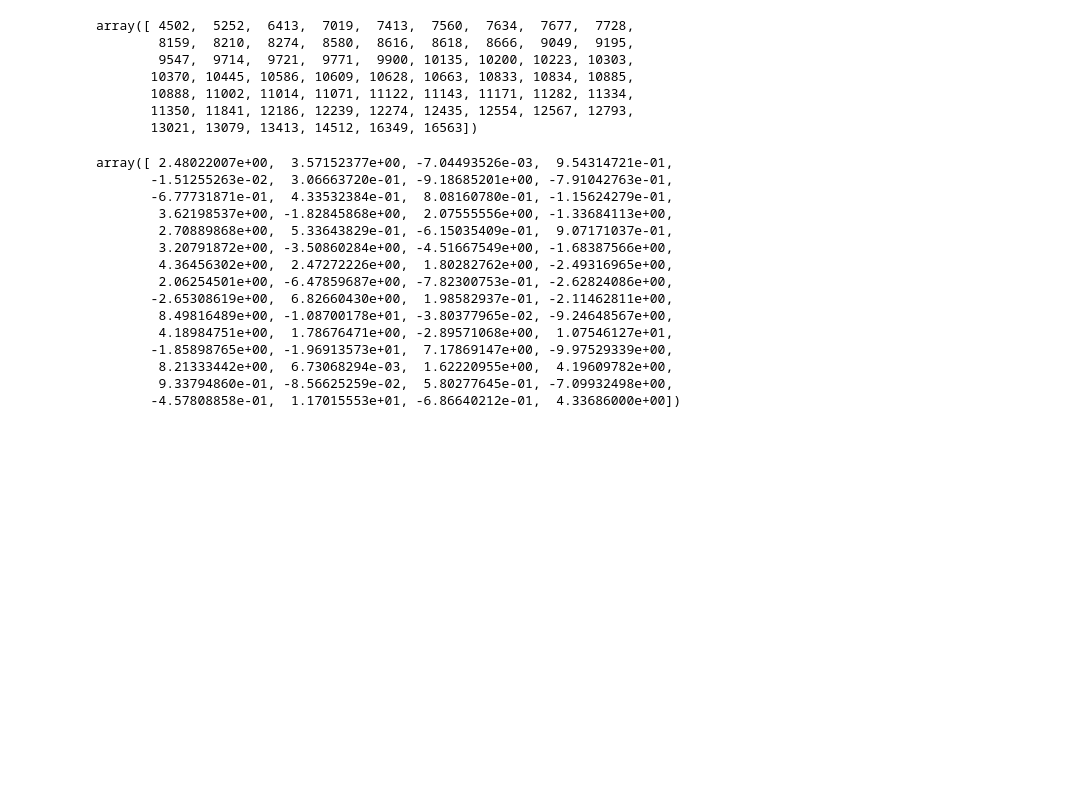
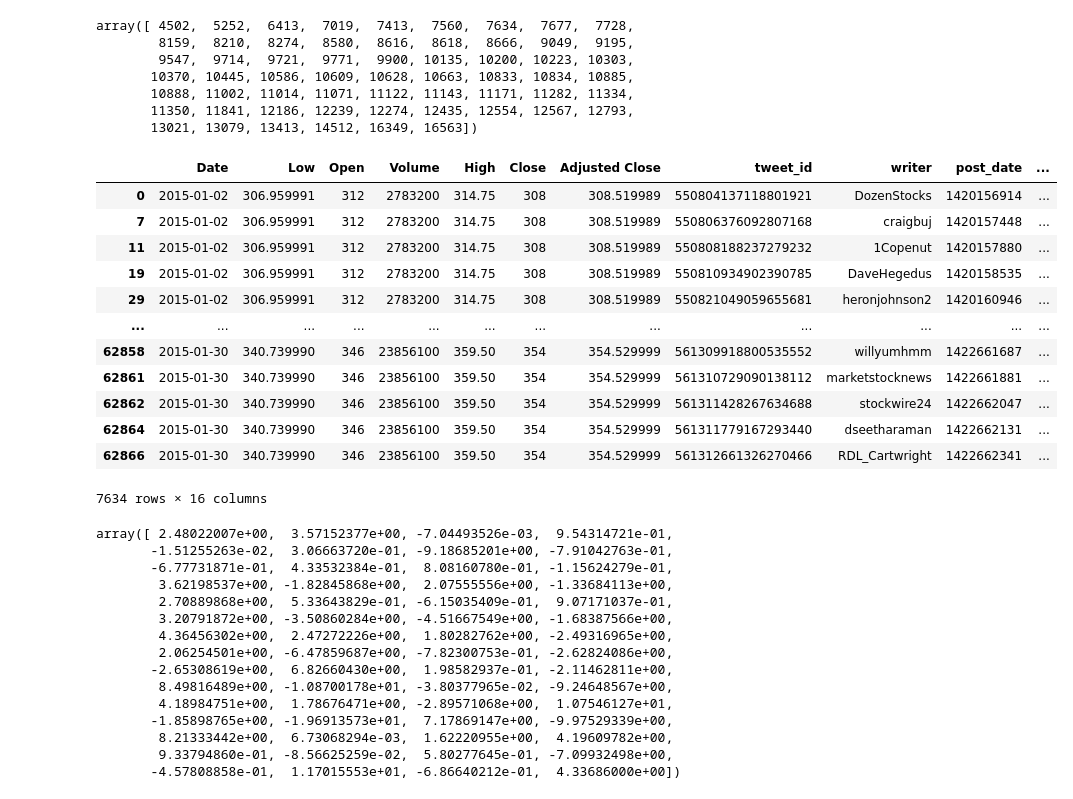
Before and after one commit to JulianaMatovu/Influence-of-Tweets-on-Amazon-Stock-Prices, a Jupyter notebook: Influence of Tweets on Stock Price.ipynb, the cells around one changed output. Drawn from its saved outputs; the diff is of its cells as text; code cells hidden in the pictures; blank space fills up the shorter version.

```diff
--- a/Influence of Tweets on Stock Price.ipynb
+++ b/Influence of Tweets on Stock Price.ipynb
@@ -207,6 +207,24 @@ array([ 4502,  5252,  6413,  7019,  7413,  7560,  7634,  7677,  7728,
        10888, 11002, 11014, 11071, 11122, 11143, 11171, 11282, 11334,
        11350, 11841, 12186, 12239, 12274, 12435, 12554, 12567, 12793,
        13021, 13079, 13413, 14512, 16349, 16563])
+# %%
+dt_month = amazon_data[(amazon_data['Date'] >= '2015-01-01') & (amazon_data['Date']<= '2015-01-31')]
+
+dt_month
+# %% [output]
+|  | Date | Low | Open | Volume | High | Close | Adjusted Close | tweet_id | writer | post_date | ... |
+| 0 | 2015-01-02 | 306.959991 | 312 | 2783200 | 314.75 | 308 | 308.519989 | 550804137118801921 | DozenStocks | 1420156914 | ... |
+| 7 | 2015-01-02 | 306.959991 | 312 | 2783200 | 314.75 | 308 | 308.519989 | 550806376092807168 | craigbuj | 1420157448 | ... |
+| 11 | 2015-01-02 | 306.959991 | 312 | 2783200 | 314.75 | 308 | 308.519989 | 550808188237279232 | 1Copenut | 1420157880 | ... |
+| 19 | 2015-01-02 | 306.959991 | 312 | 2783200 | 314.75 | 308 | 308.519989 | 550810934902390785 | DaveHegedus | 1420158535 | ... |
+| 29 | 2015-01-02 | 306.959991 | 312 | 2783200 | 314.75 | 308 | 308.519989 | 550821049059655681 | heronjohnson2 | 1420160946 | ... |
+| ... | ... | ... | ... | ... | ... | ... | ... | ... | ... | ... | ... |
+| 62858 | 2015-01-30 | 340.739990 | 346 | 23856100 | 359.50 | 354 | 354.529999 | 561309918800535552 | willyumhmm | 1422661687 | ... |
+| 62861 | 2015-01-30 | 340.739990 | 346 | 23856100 | 359.50 | 354 | 354.529999 | 561310729090138112 | marketstocknews | 1422661881 | ... |
+| 62862 | 2015-01-30 | 340.739990 | 346 | 23856100 | 359.50 | 354 | 354.529999 | 561311428267634688 | stockwire24 | 1422662047 | ... |
+| 62864 | 2015-01-30 | 340.739990 | 346 | 23856100 | 359.50 | 354 | 354.529999 | 561311779167293440 | dseetharaman | 1422662131 | ... |
+| 62866 | 2015-01-30 | 340.739990 | 346 | 23856100 | 359.50 | 354 | 354.529999 | 561312661326270466 | RDL_Cartwright | 1422662341 | ... |
+7634 rows × 16 columns
 # %%
 # This function is similar to that of the tweet count function, where Boolean operators are used to find
 # the average stock price change per month.
```
Also changed, not shown: parts of 1 cell of this notebook.
